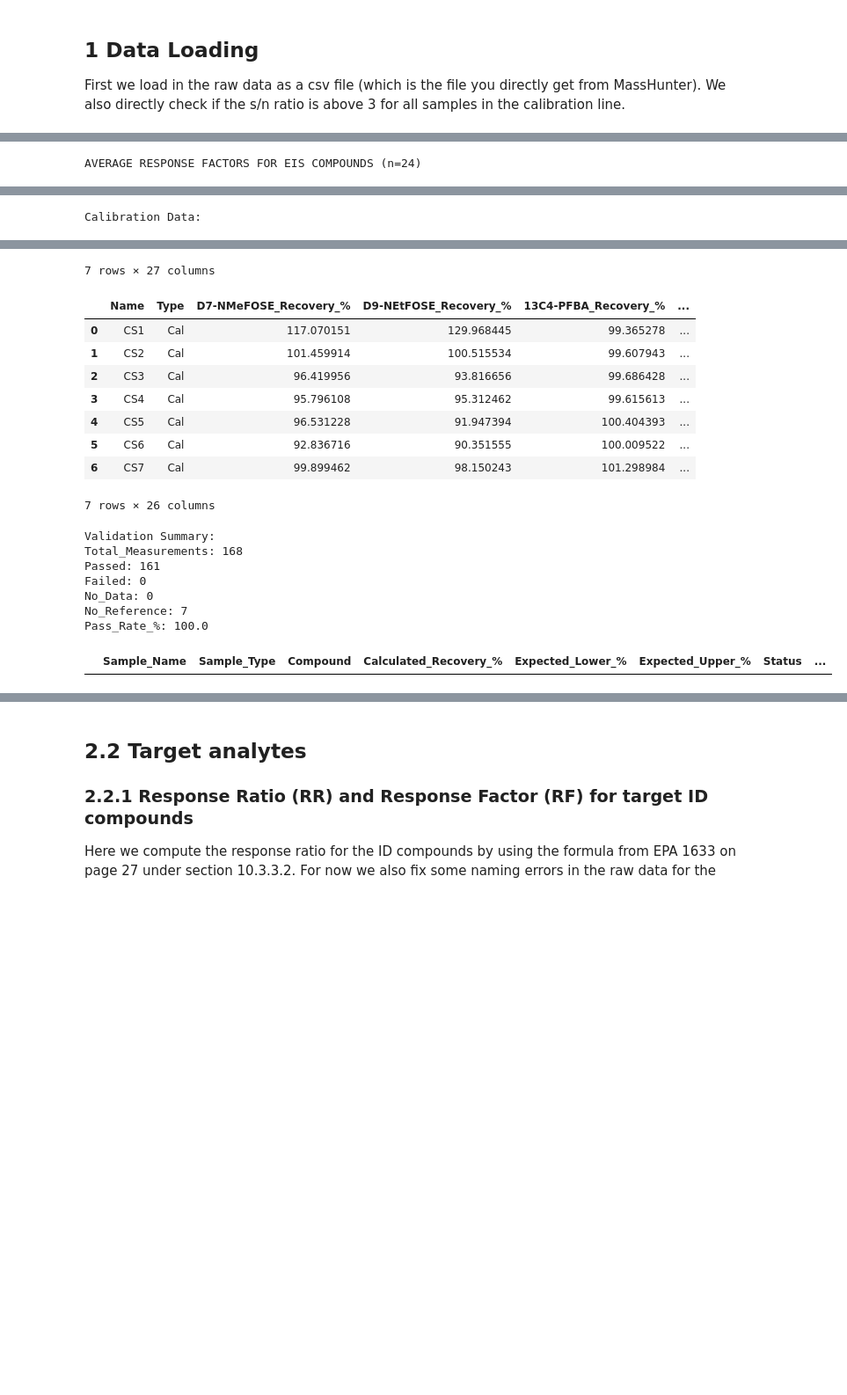
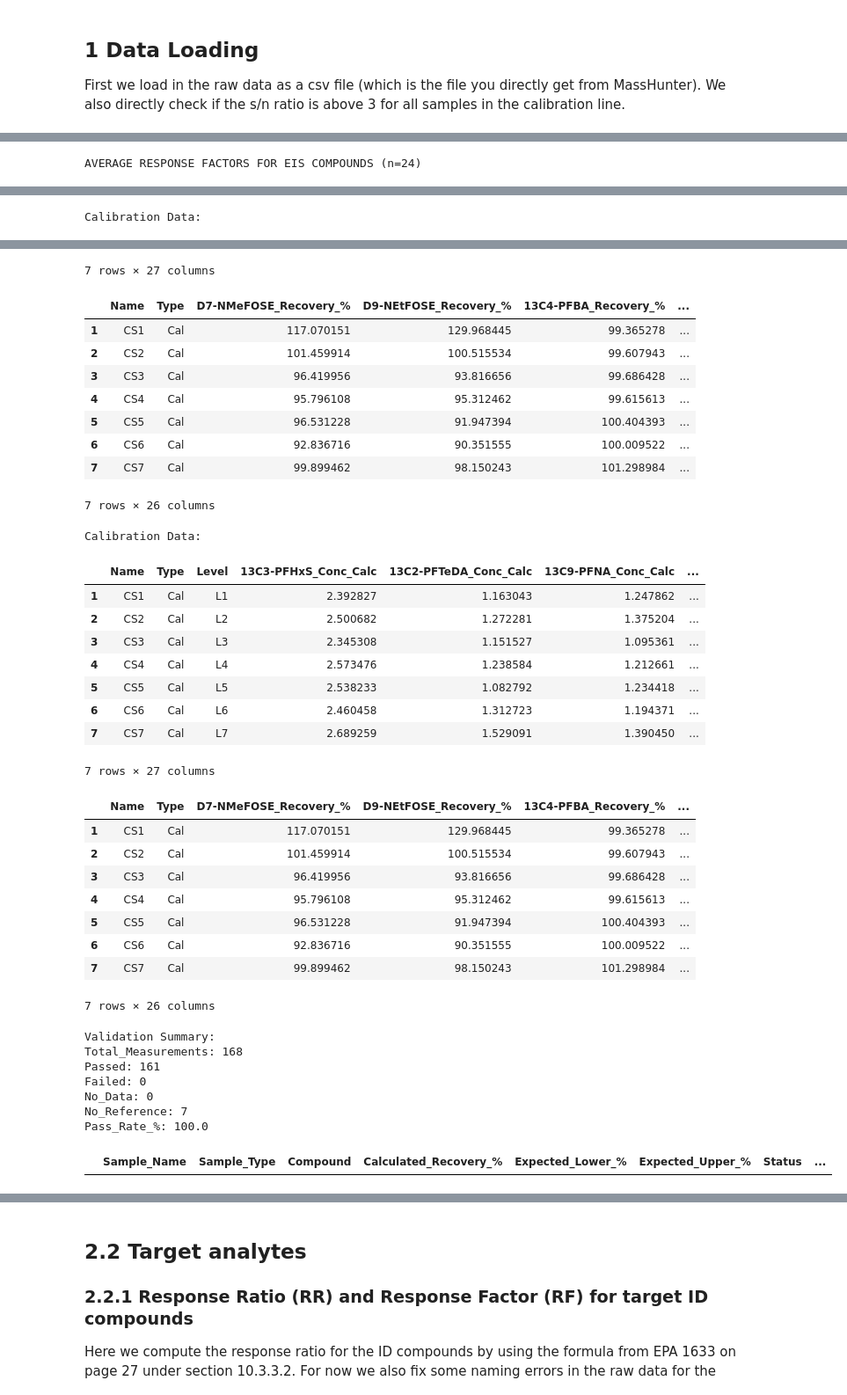
Before and after one commit to valeriederijk/UU_PFAS_lab, a Jupyter notebook: Quantitative_calc_PFAS_clean2.ipynb, the cells around one changed output, grey strips where cells are left out. Shown at 88% size. Saved outputs shown, nothing was run; the diff lists cells and outputs as text; code cells hidden in the pictures; blank space fills up the shorter version.

```diff
--- a/Quantitative_calc_PFAS_clean2.ipynb
+++ b/Quantitative_calc_PFAS_clean2.ipynb
@@ -9,7 +10,7 @@ First we load in the raw data as a csv file (which is the file you directly get
 We also directly check if the s/n ratio is above 3 for all samples in the calibration line.
 # %%
 %run src/functions_quantitative2.ipynb
-rawdata = load_and_label_pfas_csv("rawdata/Data_TestCalib_09122025.csv")
+rawdata = load_and_label_pfas_csv("rawdata/Results_Test_SPE50ml_16-12-2025.csv")
 sn_results = check_calibration_sn_ratios(rawdata)
 # Print formatted results
 print_sn_check_results(sn_results)
@@ -51,11 +56,7 @@ The 2nd code block prints detailed information on the RSE. You can view detailed
 # %%
-
 from expected_concs import expected_concs_EIS, expected_concs_target_analytes
-
 from analogs_compounds import target_EIS_analogs, EIS_NIS_analogs
 from solutions import calibration_solutions
-
-# computation of EIS concentration and recovery rate
 from solutions import NIS_stock, EIS_stock
 from allowed_recoveries import EIS_NIS_compound_recovery_aqueous,EIS_NIS_compound_recovery_solid, OPR_recovery_aqueous, OPR_recovery_solid, IPR_recovery_rsd_solid, IPR_recovery_rsd_aqueous
 
@@ -84,28 +85,30 @@ spiked_amount_cal = 0.05 #ml
 Df_cal = 1 #dilution factor
 spiked_amount = 0.05 #ml
 
-dilution_EIS_stock = 2
-spiked_amount_EIS =0.05 #ml
-
 #calibration line
 conc_EIS_cal, conc_QC = calculate_conc_EIS_cal(rawdata, eis_RFS, dilution_NIS_stock_cal, Ws_cal,
                           EIS_NIS_analogs, Df_cal, NIS_stock, spiked_amount_cal)
 
 calculated_recoveries_EIS_cal = calculate_recoveries(conc_EIS_cal, expected_concs_EIS)
-
-#calculated_recoveries_QC_cal = calculate_recoveries(conc_QC, expected_concs_EIS)
+#calculated_recoveries_QC_cal = calculate_recoveries(conc_QC, expected_concs_EIS) #TODO only do this when there's QC
 calculated_recoveries_EIS_cal.to_csv("calculated_recoveries_EIS_cal.csv", index=False)
 #calculated_recoveries_QC_cal.to_csv("calculated_recoveries_QC_cal.csv", index=False)
-
-
+conc_EIS_cal, conc_QC = calculate_conc_EIS_cal(rawdata, eis_RFS, dilution_NIS_stock_cal, Ws_cal,
+                          EIS_NIS_analogs, Df_cal, NIS_stock, spiked_amount_cal)
+calculated_recoveries_EIS_cal = calculate_recoveries(conc_EIS_cal, expected_concs_EIS)
+calculated_recoveries_EIS_cal.to_csv("calculated_recoveries_EIS_cal.csv", index=False)
+validation_results_cal = validate_recoveries(calculated_recoveries_EIS_cal, EIS_NIS_compound_recovery)
 validation_results_cal= validate_recoveries(calculated_recoveries_EIS_cal, EIS_NIS_compound_recovery)
-#validation_results_QC = validate_recoveries(calculated_recoveries_QC_cal, EIS_NIS_compound_recovery)
 summary_cal = summarize_validation_results(validation_results_cal)
 print("Validation Summary:")
 for key, value in summary_cal['Overall'].items():
     print(f"{key}: {value}")
-
 failed_recoveries_cal = get_failed_recoveries(validation_results_cal)
+# QC calculations - only run if QC samples exist
+if conc_QC is not None and not conc_QC.empty:
+    calculated_recoveries_QC_cal = calculate_recoveries(conc_QC, expected_concs_EIS)
+    calculated_recoveries_QC_cal.to_csv("calculated_recoveries_QC_cal.csv", index=False)
+    validation_results_QC = validate_recoveries(calculated_recoveries_QC_cal, EIS_NIS_compound_recovery)
 # %% [output]
 AVERAGE RESPONSE FACTORS FOR EIS COMPOUNDS (n=24)
 |  | Compound_Name | NIS_Analog | Mass_NIS | Mass_EIS | Average_Response_Factor | RSD_% |
@@ -137,21 +140,40 @@ Calibration Data:
 7 rows × 27 columns
 |  | Name | Type | D7-NMeFOSE_Recovery_% | D9-NEtFOSE_Recovery_% | 13C4-PFBA_Recovery_% | ... |
-| 0 | CS1 | Cal | 117.070151 | 129.968445 | 99.365278 | ... |
-| 1 | CS2 | Cal | 101.459914 | 100.515534 | 99.607943 | ... |
-| 2 | CS3 | Cal | 96.419956 | 93.816656 | 99.686428 | ... |
-| 3 | CS4 | Cal | 95.796108 | 95.312462 | 99.615613 | ... |
-| 4 | CS5 | Cal | 96.531228 | 91.947394 | 100.404393 | ... |
-| 5 | CS6 | Cal | 92.836716 | 90.351555 | 100.009522 | ... |
-| 6 | CS7 | Cal | 99.899462 | 98.150243 | 101.298984 | ... |
+| 1 | CS1 | Cal | 117.070151 | 129.968445 | 99.365278 | ... |
+| 2 | CS2 | Cal | 101.459914 | 100.515534 | 99.607943 | ... |
+| 3 | CS3 | Cal | 96.419956 | 93.816656 | 99.686428 | ... |
+| 4 | CS4 | Cal | 95.796108 | 95.312462 | 99.615613 | ... |
+| 5 | CS5 | Cal | 96.531228 | 91.947394 | 100.404393 | ... |
+| 6 | CS6 | Cal | 92.836716 | 90.351555 | 100.009522 | ... |
+| 7 | CS7 | Cal | 99.899462 | 98.150243 | 101.298984 | ... |
 7 rows × 26 columns
-Validation Summary:
-Total_Measurements: 168
-Passed: 161
-Failed: 0
-No_Data: 0
-No_Reference: 7
-Pass_Rate_%: 100.0
+Calibration Data:
-|  | Sample_Name | Sample_Type | Compound | Calculated_Recovery_% | Expected_Lower_% | Expected_Upper_% | Status | ... |
+|  | Name | Type | Level | 13C3-PFHxS_Conc_Calc | 13C2-PFTeDA_Conc_Calc | 13C9-PFNA_Conc_Calc | ... |
+| 1 | CS1 | Cal | L1 | 2.392827 | 1.163043 | 1.247862 | ... |
+| 2 | CS2 | Cal | L2 | 2.500682 | 1.272281 | 1.375204 | ... |
+| 3 | CS3 | Cal | L3 | 2.345308 | 1.151527 | 1.095361 | ... |
+| 4 | CS4 | Cal | L4 | 2.573476 | 1.238584 | 1.212661 | ... |
+| 5 | CS5 | Cal | L5 | 2.538233 | 1.082792 | 1.234418 | ... |
+| 6 | CS6 | Cal | L6 | 2.460458 | 1.312723 | 1.194371 | ... |
+| 7 | CS7 | Cal | L7 | 2.689259 | 1.529091 | 1.390450 | ... |
+7 rows × 27 columns
+|  | Name | Type | D7-NMeFOSE_Recovery_% | D9-NEtFOSE_Recovery_% | 13C4-PFBA_Recovery_% | ... |
+| 1 | CS1 | Cal | 117.070151 | 129.968445 | 99.365278 | ... |
+| 2 | CS2 | Cal | 101.459914 | 100.515534 | 99.607943 | ... |
+| 3 | CS3 | Cal | 96.419956 | 93.816656 | 99.686428 | ... |
+| 4 | CS4 | Cal | 95.796108 | 95.312462 | 99.615613 | ... |
+| 5 | CS5 | Cal | 96.531228 | 91.947394 | 100.404393 | ... |
+| 6 | CS6 | Cal | 92.836716 | 90.351555 | 100.009522 | ... |
+| 7 | CS7 | Cal | 99.899462 | 98.150243 | 101.298984 | ... |
+7 rows × 26 columns
+Validation Summary:
+Total_Measurements: 168
+Passed: 161
+Failed: 0
+No_Data: 0
+No_Reference: 7
+Pass_Rate_%: 100.0
+|  | Sample_Name | Sample_Type | Compound | Calculated_Recovery_% | Expected_Lower_% | Expected_Upper_% | Status | ... |
 # %%
 %%capture
 # RSE EIS Calibration line
```
Also changed, not shown: parts of 12 cells of this notebook, 4 other files.
